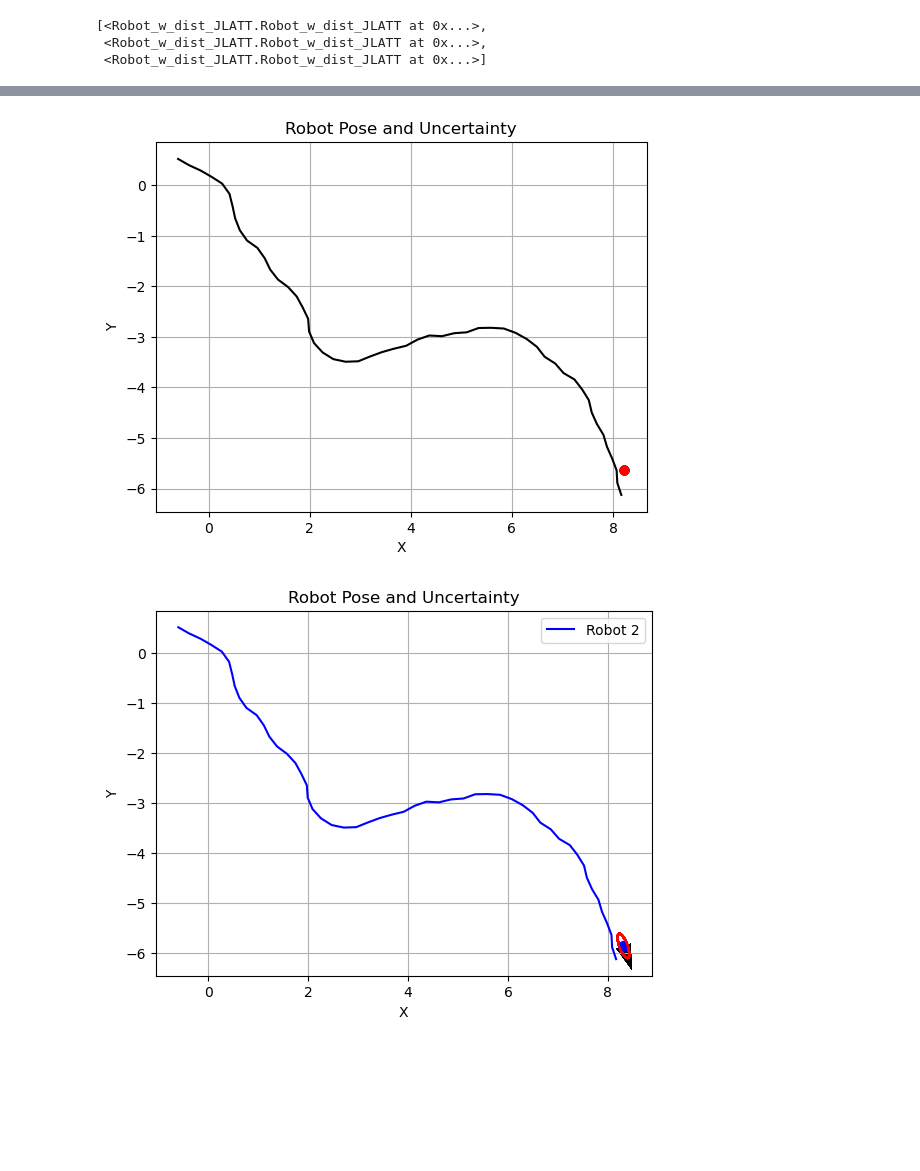
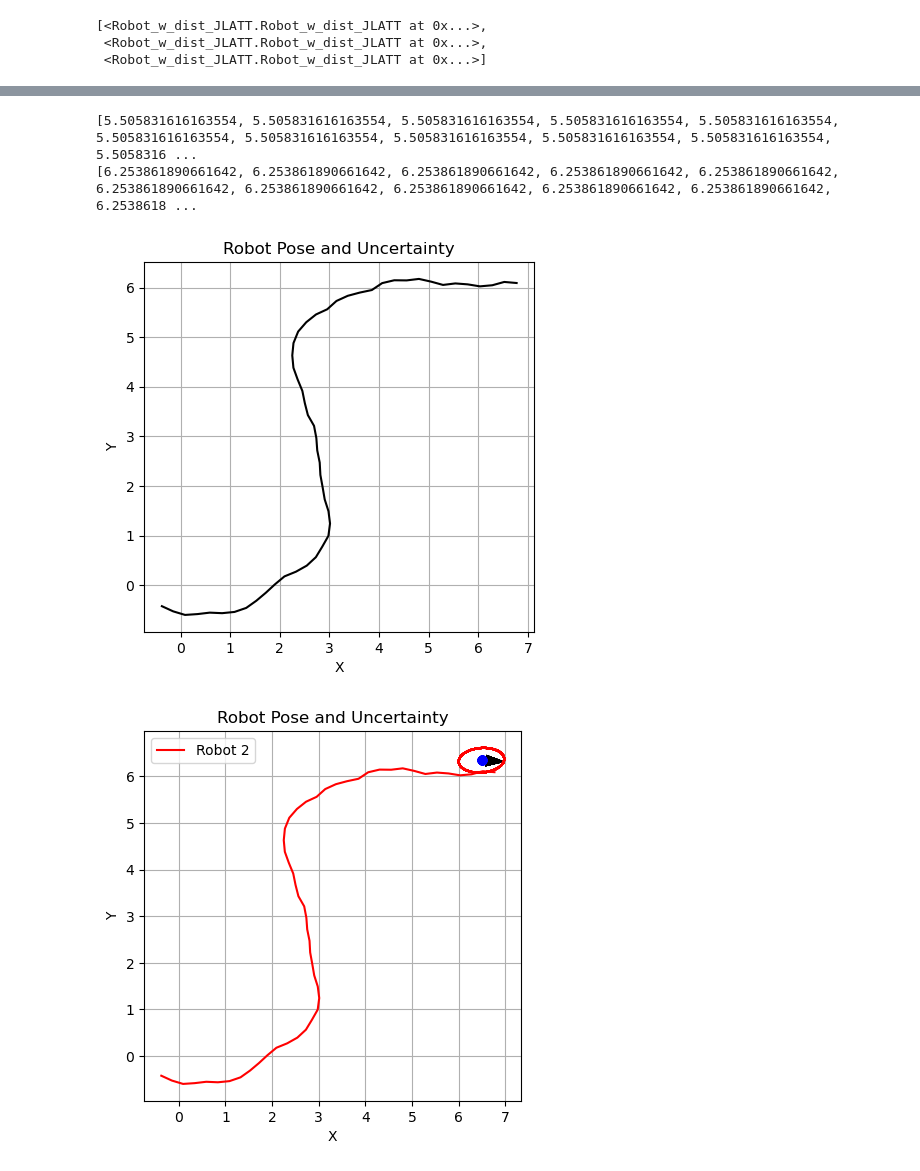
Before and after one commit to achintyapro03/JLATT, a Jupyter notebook: simulation.ipynb, the cells around one changed output, grey strips where cells are left out. Drawn from its saved outputs; the diff is of its cells as text; code cells hidden in the pictures; blank space fills up the shorter version.

```diff
--- a/simulation.ipynb
+++ b/simulation.ipynb
@@ -10,8 +10,10 @@ import matplotlib.pyplot as plt
 
 from Robot_w_dist_JLATT import Robot_w_dist_JLATT
 
+color = ['green', 'blue', 'red']
+
 # def main():
-np.random.seed(10)  # for reproducibility
+np.random.seed(492)  # for reproducibility
 
 dt = 0.5
 t_end = 25
@@ -71,18 +73,11 @@ ax.set_xlabel('X')
 ax.set_ylabel('Y')
 ax.set_title('Robot Pose and Uncertainty')
 
-# for j in range(robot_num):
-#     ax.plot(robot_set[j].true_path[0], robot_set[j].true_path[1], 'k')
-#     triangle = robot_set[j].draw(1)
-#     ax.fill(triangle[0], triangle[1], color='blue')
-#     robot_set[j].draw_estimate()
-
-# plt.show()
 
 for j in range(robot_num):
     ax.plot(colRead(robot_set[j].true_path, 0), colRead(robot_set[j].true_path, 1),  'k')
-    triangle = robot_set[j].draw(1)
-    ax.fill(triangle[0], triangle[1], color='blue')
+    triangle = robot_set[j].draw(-1)
+    ax.fill(triangle[0], triangle[1], color=color[j])
     robot_set[j].draw_estimate()
 
 plt.show()
@@ -114,8 +109,8 @@ ax.set_title('Robot Pose and Uncertainty')
 
 for j in range(robot_num):
     ax.plot(colRead(robot_set[j].true_path, 0),  colRead(robot_set[j].true_path, 1), 'k')
-    triangle = robot_set[j].draw(1)
-    ax.fill(triangle[0], triangle[1], color='blue')
+    triangle = robot_set[j].draw(-1)
+    ax.fill(triangle[0], triangle[1], color=color[j])
     robot_set[j].draw_estimate()
 
 plt.show()
@@ -185,40 +177,44 @@ plt.show()
 # %%
 
 fig, ax = plt.subplots()
 ax.set_aspect('equal', 'box')
 ax.grid(True)
 ax.set_xlabel('X')
 ax.set_ylabel('Y')
 ax.set_title('Robot Pose and Uncertainty')
 
 robot_to_check = 2
 
-# print(colRead(robots_in_time[-1][2].true_path, 0))
-# ax.plot(robots_in_time[-1][robot_to_check].true_path[:, 0], robots_in_time[-1][robot_to_check].true_path[:, 1], 'k')
 ax.plot(colRead(robots_in_time[-1][robot_to_check].true_path, 0), colRead(robots_in_time[-1][robot_to_check].true_path, 1), 'k')
 
 
+x = []
+y = []
 for i in range(len(robots_in_time)):
-    ax.plot(robots_in_time[i][robot_to_check].Pose_est[0], robots_in_time[i][robot_to_check].Pose_est[1], 'or')
+    x.append(robots_in_time[i][robot_to_check].Pose_est[0])
+    y.append(robots_in_time[i][robot_to_check].Pose_est[1])
+
+print(x)
+print(y)
 
 plt.show()
-
-fig, ax = plt.subplots()
-ax.set_aspect('equal', 'box')
-ax.grid(True)
-ax.set_xlabel('X')
-ax.set_ylabel('Y')
-ax.set_title('Robot Pose and Uncertainty')
-
-for i in range(len(robots_in_time)):
-    robots_in_time[i][robot_to_check].draw_estimate()
-
-ax.plot(colRead(robots_in_time[-1][robot_to_check].true_path, 0), colRead(robots_in_time[-1][robot_to_check].true_path, 1), color='blue', label=f'Robot {robot_to_check}')
-plt.legend()
-plt.show()
-
-# if _name_ == "_main_":
-#     main()
 # %% [output]
+[5.505831616163554, 5.505831616163554, 5.505831616163554, 5.505831616163554, 5.505831616163554, 5.505831616163554, 5.505831616163554, 5.505831616163554, 5.505831616163554, 5.505831616163554, 5.5058316 ...
+[6.253861890661642, 6.253861890661642, 6.253861890661642, 6.253861890661642, 6.253861890661642, 6.253861890661642, 6.253861890661642, 6.253861890661642, 6.253861890661642, 6.253861890661642, 6.2538618 ...
-[figure, old version]
+[figure, new version]
-[figure, removed]
+# %%
+fig, ax = plt.subplots()
+ax.set_aspect('equal', 'box')
+ax.grid(True)
+ax.set_xlabel('X')
+ax.set_ylabel('Y')
+ax.set_title('Robot Pose and Uncertainty')
+
+for i in range(len(robots_in_time)):
+    robots_in_time[i][robot_to_check].draw_estimate()
+
+ax.plot(colRead(robots_in_time[-1][robot_to_check].true_path, 0), colRead(robots_in_time[-1][robot_to_check].true_path, 1), color=color[j], label=f'Robot {robot_to_check}')
+plt.legend()
+plt.show()
+# %% [output]
+[figure, added]
```
Also changed, not shown: parts of 5 cells of this notebook, 1 other file.
